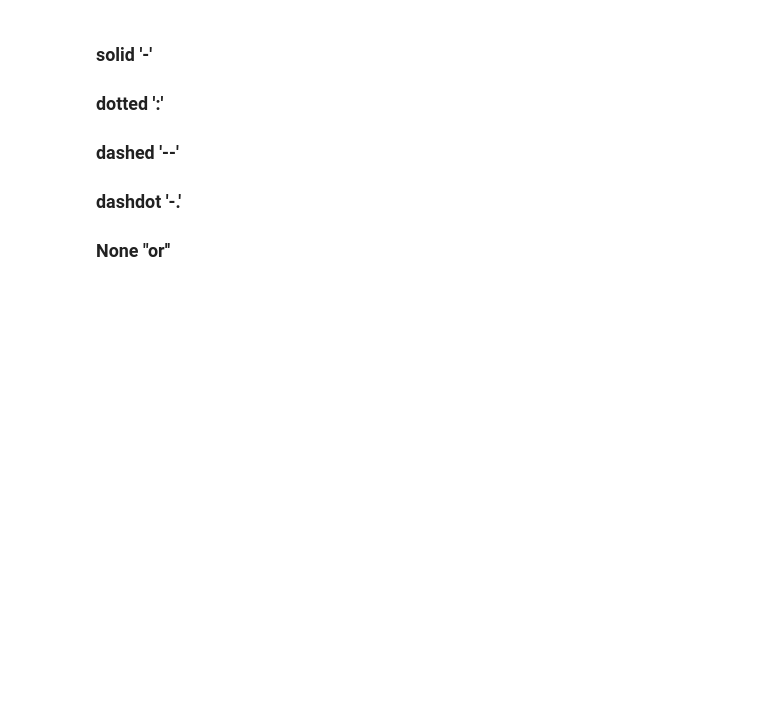
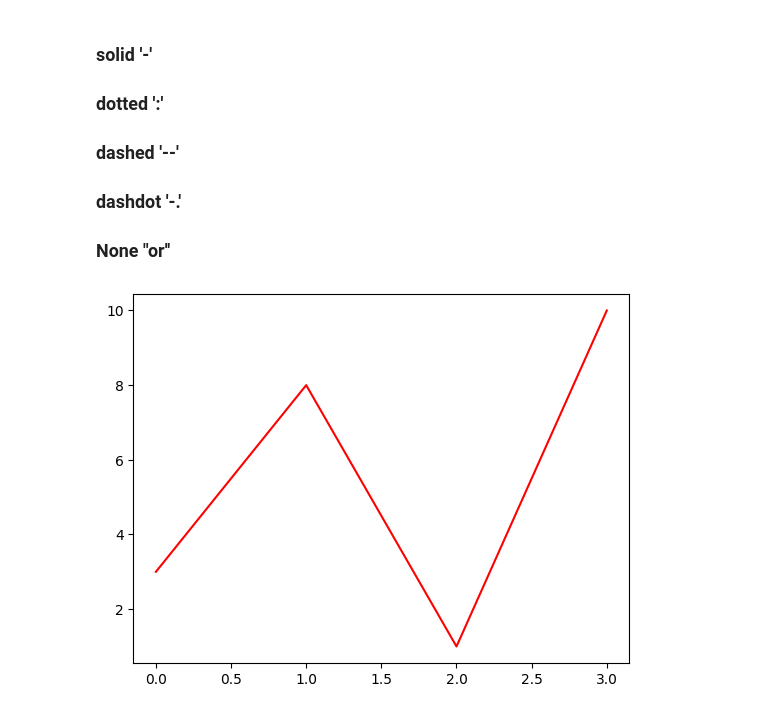
Before and after one commit to meraviverma/MachineLearning_Intro, a Jupyter notebook: matplotlib/Matplotlib.ipynb, the cells around one changed output. Cells and saved outputs as stored; diff of their text form; code cells hidden in the pictures; blank space fills up the shorter version.

```diff
--- a/matplotlib/Matplotlib.ipynb
+++ b/matplotlib/Matplotlib.ipynb
@@ -148,3 +148,9 @@ plt.show()
 ### dashed '--'
 ### dashdot '-.'
 ### None "or''
+# %%
+ypoints=np.array([3,8,1,10])
+plt.plot(ypoints,c='r')
+plt.show()
+# %% [output]
+[figure, added]
```
Also changed, not shown: parts of 5 cells of this notebook.
